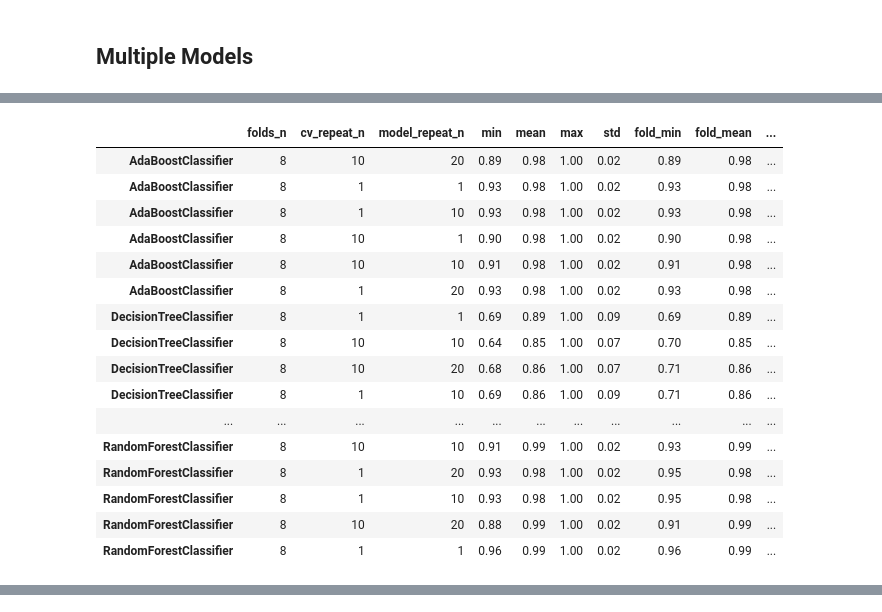
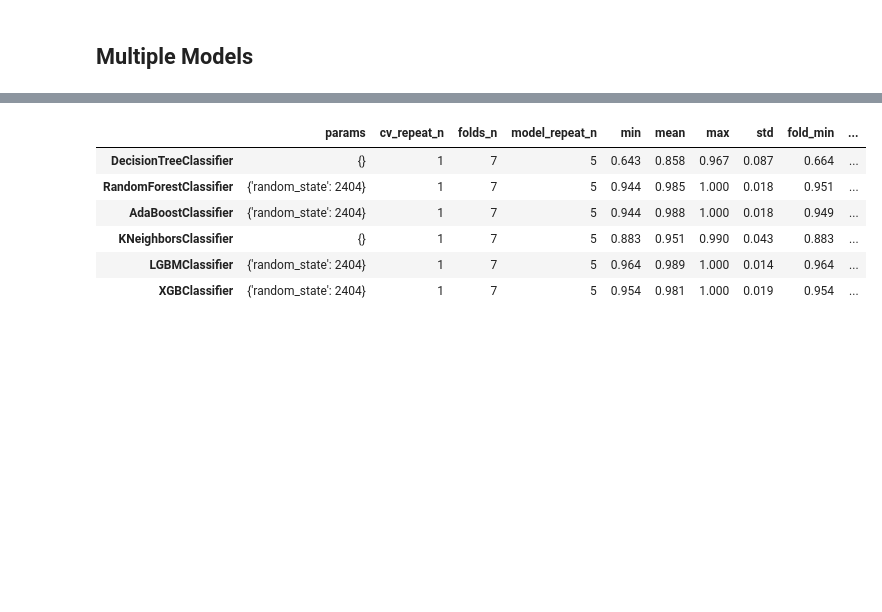
Before and after one commit to WaldemarWalo/DataScienceProjects, a Jupyter notebook: Bearing_Classification/40.models.ipynb, the cells around one changed output, grey strips where cells are left out. Drawn from its saved outputs; the diff is of its cells as text; code cells hidden in the pictures; blank space fills up the shorter version.

Commit message:
adding more models

```diff
--- a/Bearing_Classification/40.models.ipynb
+++ b/Bearing_Classification/40.models.ipynb
@@ -104,12 +102,13 @@ def cross_val(model_factory, X, y, cv_repeat_n = 1, model_repeat_n = 1, folds_n
 def get_stats(results):
     idx = results[0]
 
-    stats_ = results[4]
+    stats_ = results[5]
     return pd.DataFrame(
         {
-            'folds_n' : results[2],
-            'cv_repeat_n' : results[1],
-            'model_repeat_n' : results[3],
+            'params' : str(results[1]),
+            'cv_repeat_n' : results[2],
+            'folds_n' : results[3],
+            'model_repeat_n' : results[4],
 
             'min': stats_.min(),
             'mean': stats_.mean(),
@@ -148,20 +126,0 @@ Wall time: 16min 23s
-# %%
-pd.concat(all_results).sort_index().round(2)
-# %% [output]
-|  | folds_n | cv_repeat_n | model_repeat_n | min | mean | max | std | fold_min | fold_mean | ... |
-| AdaBoostClassifier | 8 | 10 | 20 | 0.89 | 0.98 | 1.00 | 0.02 | 0.89 | 0.98 | ... |
-| AdaBoostClassifier | 8 | 1 | 1 | 0.93 | 0.98 | 1.00 | 0.02 | 0.93 | 0.98 | ... |
-| AdaBoostClassifier | 8 | 1 | 10 | 0.93 | 0.98 | 1.00 | 0.02 | 0.93 | 0.98 | ... |
-| AdaBoostClassifier | 8 | 10 | 1 | 0.90 | 0.98 | 1.00 | 0.02 | 0.90 | 0.98 | ... |
-| AdaBoostClassifier | 8 | 10 | 10 | 0.91 | 0.98 | 1.00 | 0.02 | 0.91 | 0.98 | ... |
-| AdaBoostClassifier | 8 | 1 | 20 | 0.93 | 0.98 | 1.00 | 0.02 | 0.93 | 0.98 | ... |
-| DecisionTreeClassifier | 8 | 1 | 1 | 0.69 | 0.89 | 1.00 | 0.09 | 0.69 | 0.89 | ... |
-| DecisionTreeClassifier | 8 | 10 | 10 | 0.64 | 0.85 | 1.00 | 0.07 | 0.70 | 0.85 | ... |
-| DecisionTreeClassifier | 8 | 10 | 20 | 0.68 | 0.86 | 1.00 | 0.07 | 0.71 | 0.86 | ... |
-| DecisionTreeClassifier | 8 | 1 | 10 | 0.69 | 0.86 | 1.00 | 0.09 | 0.71 | 0.86 | ... |
-| ... | ... | ... | ... | ... | ... | ... | ... | ... | ... | ... |
-| RandomForestClassifier | 8 | 10 | 10 | 0.91 | 0.99 | 1.00 | 0.02 | 0.93 | 0.99 | ... |
-| RandomForestClassifier | 8 | 1 | 20 | 0.93 | 0.98 | 1.00 | 0.02 | 0.95 | 0.98 | ... |
-| RandomForestClassifier | 8 | 1 | 10 | 0.93 | 0.98 | 1.00 | 0.02 | 0.95 | 0.98 | ... |
-| RandomForestClassifier | 8 | 10 | 20 | 0.88 | 0.99 | 1.00 | 0.02 | 0.91 | 0.99 | ... |
-| RandomForestClassifier | 8 | 1 | 1 | 0.96 | 0.99 | 1.00 | 0.02 | 0.96 | 0.99 | ... |
@@ -167,0 +142,32 @@ pd.concat(all_results).sort_index().round(2)
+# %%
+all_models = [
+    lambda random_state: (DecisionTreeClassifier, {}),
+    lambda random_state: (RandomForestClassifier, {'random_state':random_state}),
+    lambda random_state: (AdaBoostClassifier,     {'random_state':random_state}),
+    lambda random_state: (KNeighborsClassifier,   {}),
+    lambda random_state: (LGBMClassifier,         {'random_state':random_state}),
+    lambda random_state: (XGBClassifier,          {'random_state':random_state}),
+]
+# %%
+%%time
+
+all_results = []
+
+for factory in all_models:
+    for cv_i in [1]:
+        for fold_i in [7]:
+            for model_i in [5]:
+                results = cross_val(
+                        factory,
+                        X, y,
+                        cv_repeat_n = cv_i,
+                        model_repeat_n = model_i,
+                        folds_n = fold_i
+                    )
+                all_results.append(get_stats(results))
+    clear_output(wait=True)
+    display(pd.concat(all_results).round(3))
+
+clear_output(wait=True)
+pd.concat(all_results).round(3)
+# %% [output]
@@ -167,0 +176,7 @@ pd.concat(all_results).sort_index().round(2)
+|  | params | cv_repeat_n | folds_n | model_repeat_n | min | mean | max | std | fold_min | ... |
+| DecisionTreeClassifier | {} | 1 | 7 | 5 | 0.643 | 0.858 | 0.967 | 0.087 | 0.664 | ... |
+| RandomForestClassifier | {'random_state': 2404} | 1 | 7 | 5 | 0.944 | 0.985 | 1.000 | 0.018 | 0.951 | ... |
+| AdaBoostClassifier | {'random_state': 2404} | 1 | 7 | 5 | 0.944 | 0.988 | 1.000 | 0.018 | 0.949 | ... |
+| KNeighborsClassifier | {} | 1 | 7 | 5 | 0.883 | 0.951 | 0.990 | 0.043 | 0.883 | ... |
+| LGBMClassifier | {'random_state': 2404} | 1 | 7 | 5 | 0.964 | 0.989 | 1.000 | 0.014 | 0.964 | ... |
+| XGBClassifier | {'random_state': 2404} | 1 | 7 | 5 | 0.954 | 0.981 | 1.000 | 0.019 | 0.954 | ... |
```
Also changed, not shown: parts of 18 cells of this notebook.
